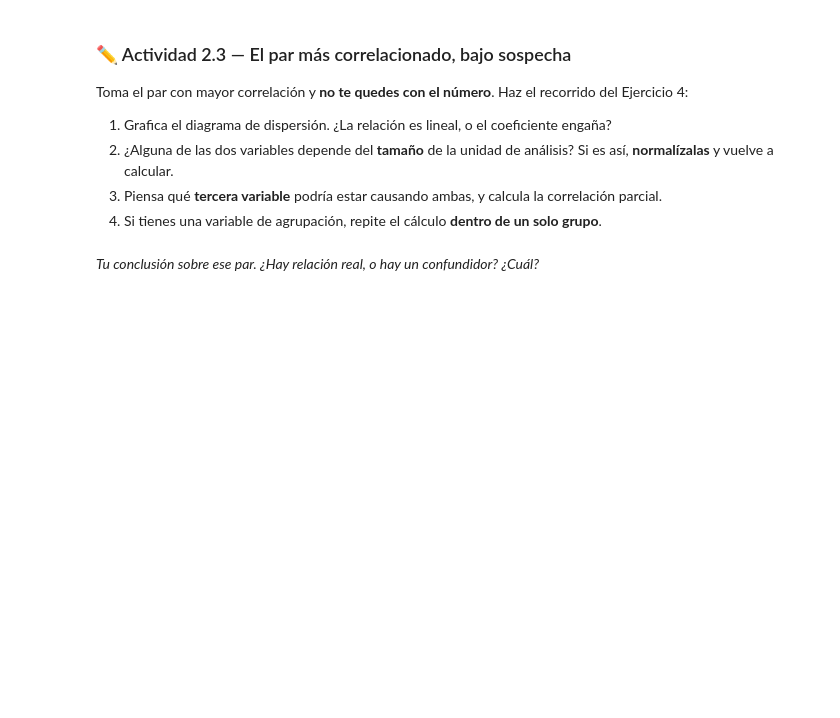
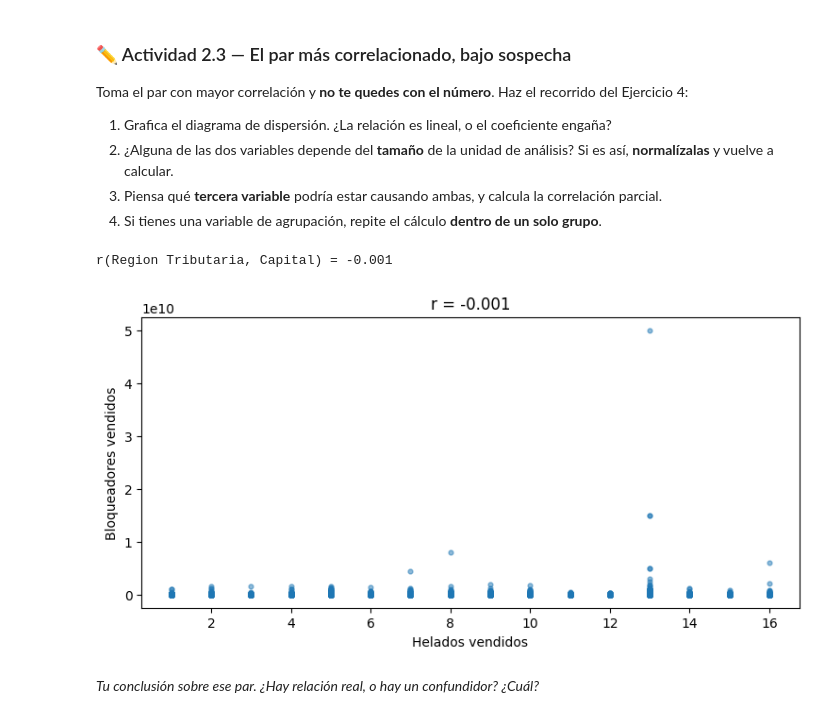
Before and after one commit to beneducarrco99/Laboratorio_3_Semana_3_CDD_Carrasco_Benjamin, a Jupyter notebook: S3_Notebook_Laboratorio_CDD_Carrasco_Benjamin.ipynb, the cells around one changed output. Saved outputs shown, nothing was run; the diff lists cells and outputs as text; code cells hidden in the pictures; blank space fills up the shorter version.

```diff
--- a/S3_Notebook_Laboratorio_CDD_Carrasco_Benjamin.ipynb
+++ b/S3_Notebook_Laboratorio_CDD_Carrasco_Benjamin.ipynb
@@ -218,11 +250,23 @@ Toma el par con mayor correlación y **no te quedes con el número**. Haz el rec
 # %%
 def correlacion_parcial(x, y, z):
     """Correlación entre x e y una vez removido el efecto lineal de z."""
     res_x = x - np.polyval(np.polyfit(z, x, 1), z)
     res_y = y - np.polyval(np.polyfit(z, y, 1), z)
     return np.corrcoef(res_x, res_y)[0, 1]
 
 # Tu código aquí
+c = df['Capital']
+rt = df['Region Tributaria']
+dtr = df['dias_tramitacion_registro']
+
+print(f'r(Region Tributaria, Capital) = {rt.corr(c):.3f}')
+
+plt.scatter(rt, c, s=12, alpha=0.5)
+plt.xlabel('Helados vendidos'); plt.ylabel('Bloqueadores vendidos')
+plt.title(f'r = {rt.corr(c):.3f}'); plt.show()
+# %% [output]
+r(Region Tributaria, Capital) = -0.001
+[figure, added]
 # %% [markdown]
 _Tu conclusión sobre ese par. ¿Hay relación real, o hay un confundidor? ¿Cuál?_
 # %% [markdown]
```
Also changed, not shown: parts of 8 cells of this notebook.
